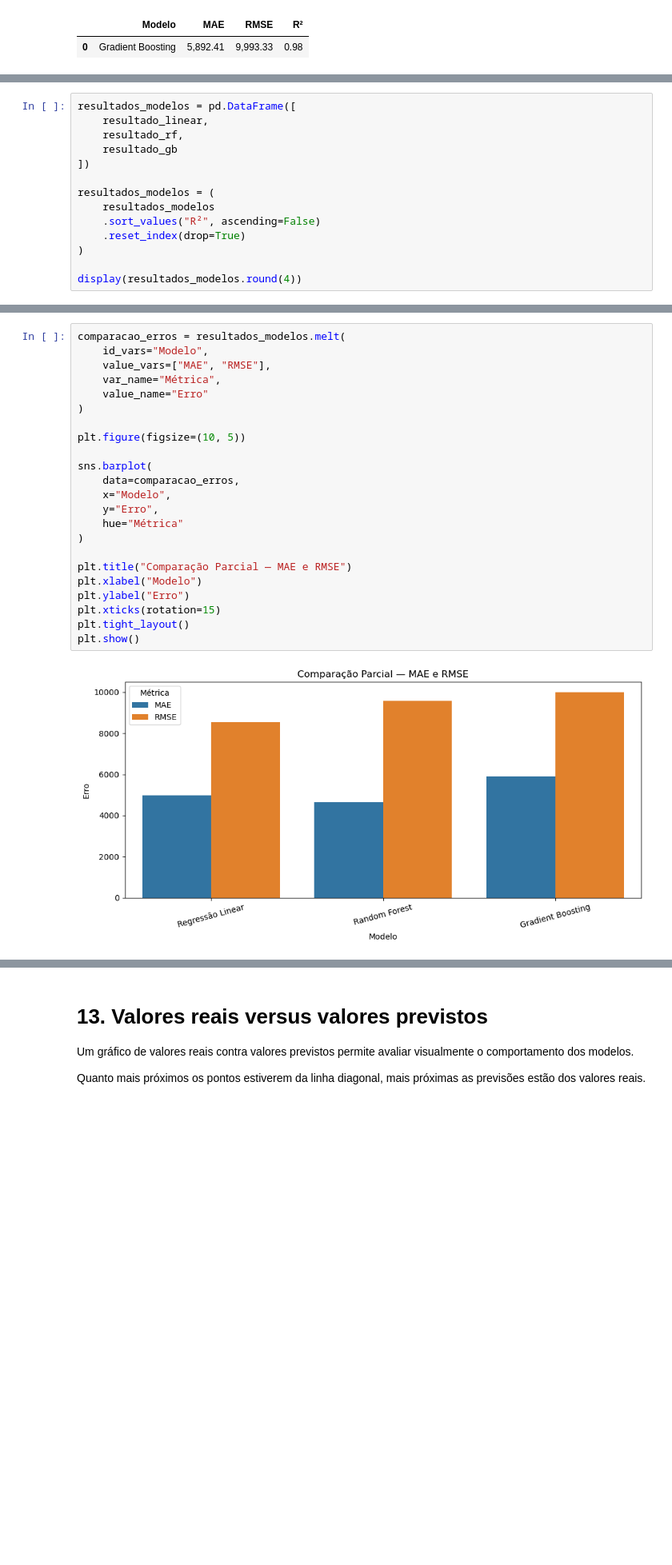
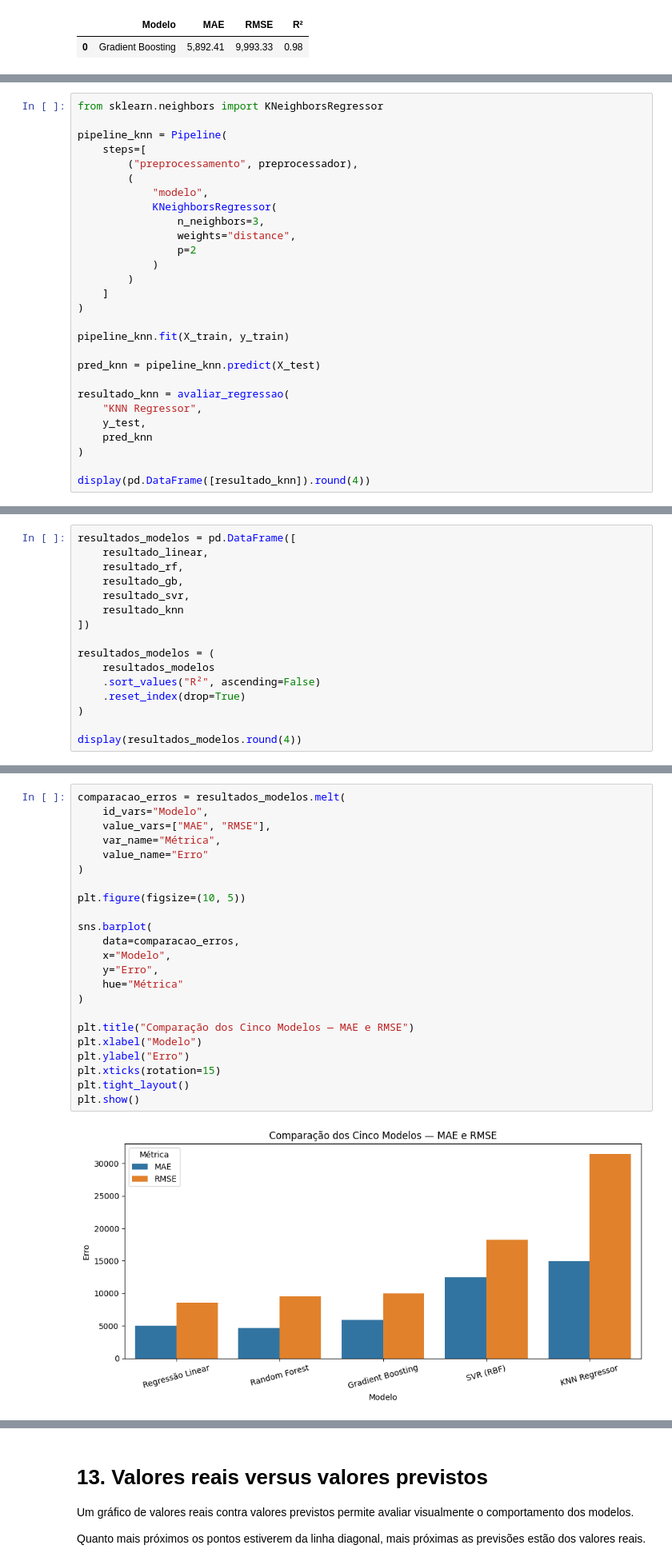
Before and after one commit to KevinSS456/farmtech-solutions-2.0, a Jupyter notebook: notebook/pbl_fase5.ipynb, the cells around one changed output, grey strips where cells are left out. Shown at 80% size. Saved outputs shown, nothing was run; the diff lists cells and outputs as text; blank space fills up the shorter version.

```diff
--- a/notebook/pbl_fase5.ipynb
+++ b/notebook/pbl_fase5.ipynb
@@ -1694,0 +1729,28 @@ Eles deverão seguir exatamente o mesmo padrão:
+# %%
+from sklearn.neighbors import KNeighborsRegressor
+
+pipeline_knn = Pipeline(
+    steps=[
+        ("preprocessamento", preprocessador),
+        (
+            "modelo",
+            KNeighborsRegressor(
+                n_neighbors=3,
+                weights="distance",
+                p=2
+            )
+        )
+    ]
+)
+
+pipeline_knn.fit(X_train, y_train)
+
+pred_knn = pipeline_knn.predict(X_test)
+
+resultado_knn = avaliar_regressao(
+    "KNN Regressor",
+    y_test,
+    pred_knn
+)
+
+display(pd.DataFrame([resultado_knn]).round(4))
@@ -1702,7 +1767,9 @@ Esta tabela é **parcial** e deverá ser atualizada quando os Modelos 4 e 5 fore
 resultados_modelos = pd.DataFrame([
     resultado_linear,
     resultado_rf,
-    resultado_gb
+    resultado_gb,
+    resultado_svr,
+    resultado_knn
 ])
 
 resultados_modelos = (
@@ -1738,26 +1807,26 @@ plt.show()
 # %%
 comparacao_erros = resultados_modelos.melt(
     id_vars="Modelo",
     value_vars=["MAE", "RMSE"],
     var_name="Métrica",
     value_name="Erro"
 )
 
 plt.figure(figsize=(10, 5))
 
 sns.barplot(
     data=comparacao_erros,
     x="Modelo",
     y="Erro",
     hue="Métrica"
 )
 
-plt.title("Comparação Parcial — MAE e RMSE")
+plt.title("Comparação dos Cinco Modelos — MAE e RMSE")
 plt.xlabel("Modelo")
 plt.ylabel("Erro")
 plt.xticks(rotation=15)
 plt.tight_layout()
 plt.show()
 # %% [output]
-[figure, old version]
+[figure, new version]
 # %% [markdown]
```
Also changed, not shown: parts of 29 cells of this notebook.
